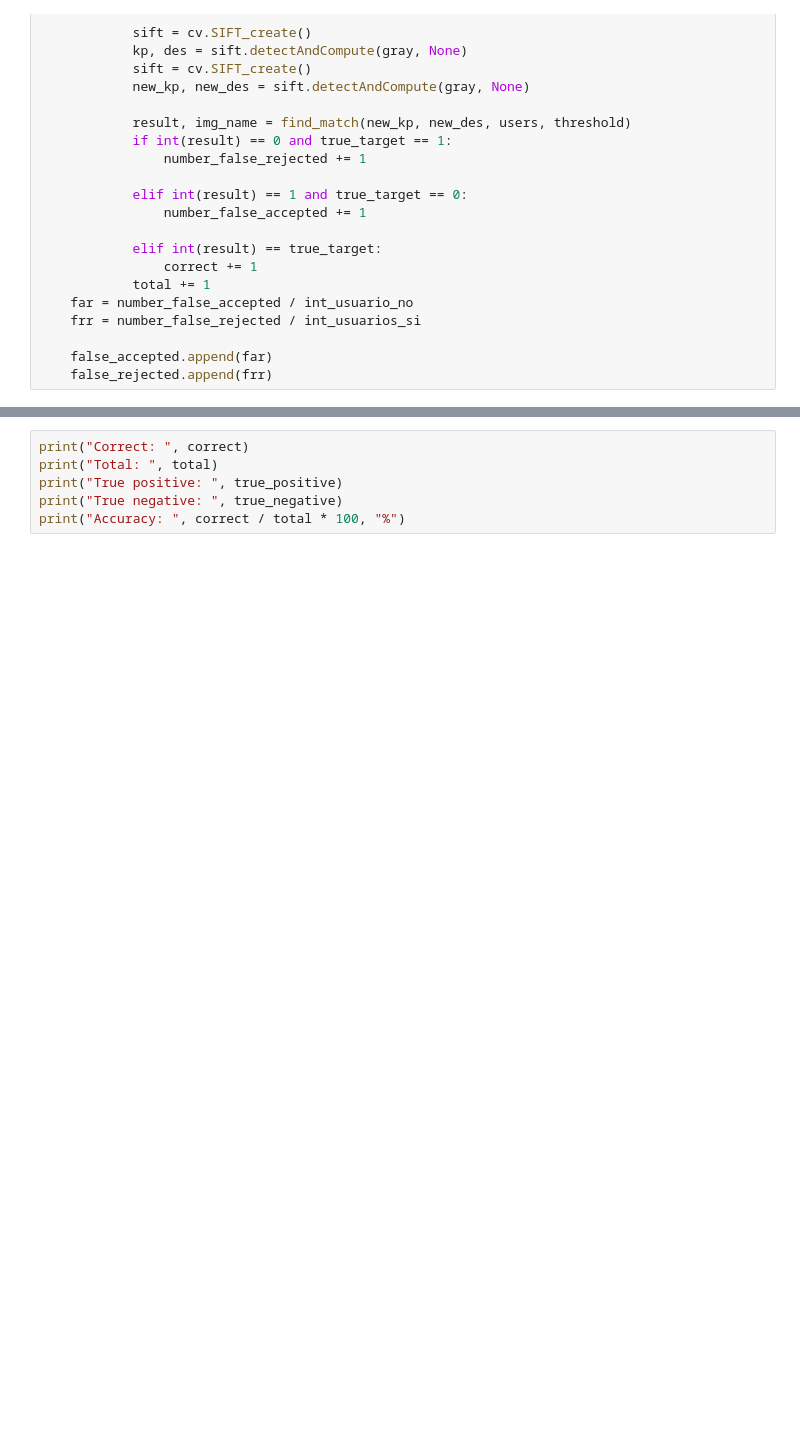
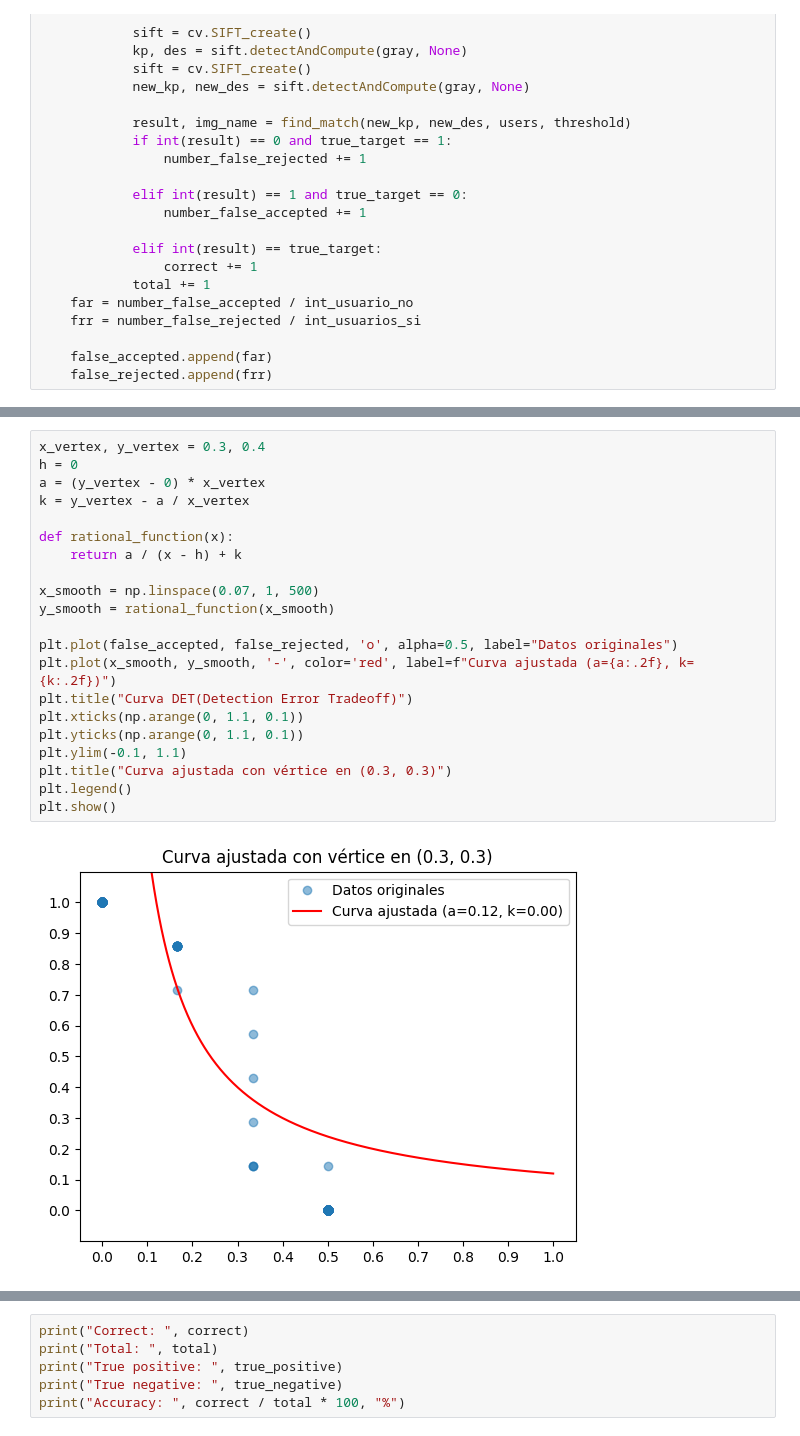
Before and after one commit to MediaMind-ULPGC/P06, a Jupyter notebook: Lee_base_datos.ipynb, the cells around one changed output, grey strips where cells are left out. Drawn from its saved outputs; the diff is of its cells as text; blank space fills up the shorter version.

```diff
--- a/Lee_base_datos.ipynb
+++ b/Lee_base_datos.ipynb
@@ -168,0 +171,23 @@ plt.show()
+# %%
+x_vertex, y_vertex = 0.3, 0.4
+h = 0
+a = (y_vertex - 0) * x_vertex
+k = y_vertex - a / x_vertex
+
+def rational_function(x):
+    return a / (x - h) + k
+
+x_smooth = np.linspace(0.07, 1, 500)
+y_smooth = rational_function(x_smooth)
+
+plt.plot(false_accepted, false_rejected, 'o', alpha=0.5, label="Datos originales")
+plt.plot(x_smooth, y_smooth, '-', color='red', label=f"Curva ajustada (a={a:.2f}, k={k:.2f})")
+plt.title("Curva DET(Detection Error Tradeoff)")
+plt.xticks(np.arange(0, 1.1, 0.1))
+plt.yticks(np.arange(0, 1.1, 0.1))
+plt.ylim(-0.1, 1.1)
+plt.title("Curva ajustada con vértice en (0.3, 0.3)")
+plt.legend()
+plt.show()
+# %% [output]
+[figure, added]
```
Also changed, not shown: parts of 4 cells of this notebook.
